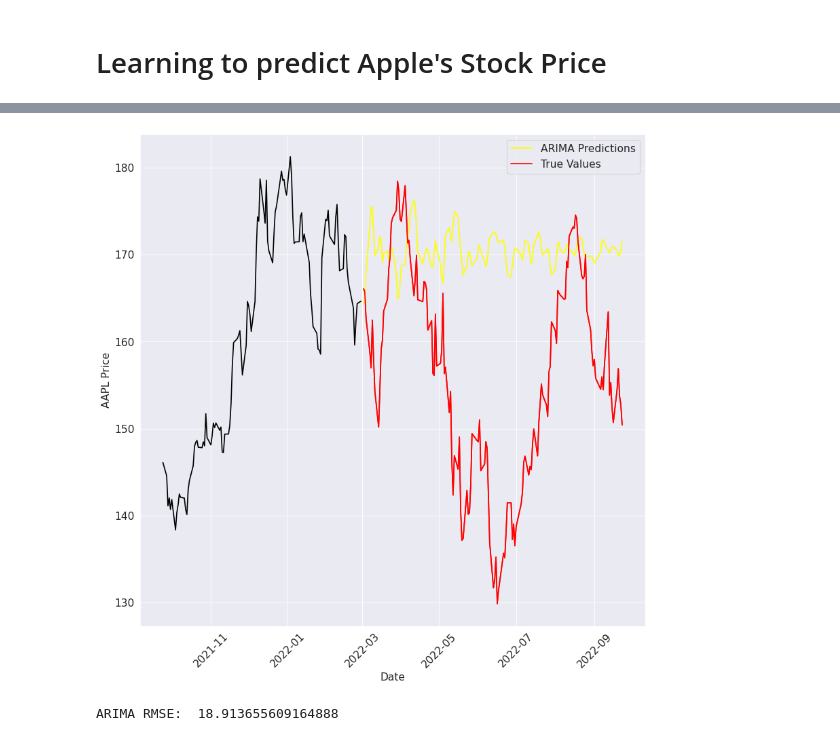
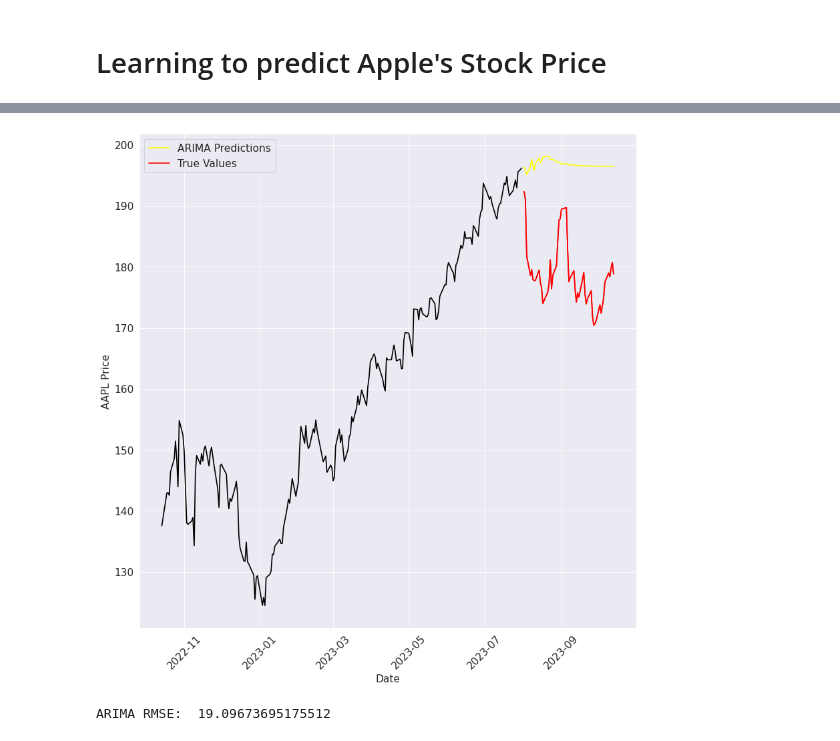
Before and after one commit to a-nagar/vistra-intermediate, a Jupyter notebook: Time_Series.ipynb, the cells around one changed output, grey strips where cells are left out. Drawn from its saved outputs; the diff is of its cells as text; code cells hidden in the pictures.

```diff
--- a/Time_Series.ipynb
+++ b/Time_Series.ipynb
@@ -300,10 +307,10 @@ plt.plot(aapl.index, aapl['Close'], )
 # %%
-train = aapl[aapl.index < pd.to_datetime("2022-03-01", format='%Y-%m-%d')]
-test = aapl[aapl.index > pd.to_datetime("2022-03-01", format='%Y-%m-%d')]
+train = aapl[aapl.index < "2023-08-01"]
+test = aapl[aapl.index > "2023-08-01"]
 
 plt.plot(train, color = "black")
 plt.plot(test, color = "red")
-plt.ylabel('BTC Price')
+plt.ylabel('AAPL Price')
 plt.xlabel('Date')
 plt.xticks(rotation=45)
 plt.title("Train/Test split for AAPL Data")
@@ -339,33 +325,33 @@ figure(figsize=(12, 12), dpi=80)
 
 y = train['Close']
 
 
-ARIMAmodel = ARIMA(y, order = (50, 1, 2))
+ARIMAmodel = ARIMA(y, order = (4, 1, 20))
 ARIMAmodel = ARIMAmodel.fit()
 
 y_pred = ARIMAmodel.get_forecast(len(test.index))
 y_pred_df = y_pred.conf_int(alpha = 0.05)
 y_pred_df["Predictions"] = ARIMAmodel.predict(start = y_pred_df.index[0], end = y_pred_df.index[-1])
 y_pred_df.index = test.index
 y_pred_out = y_pred_df["Predictions"]
 
 plt.plot(train, color = "black")
 plt.plot(test, color = "red")
 plt.ylabel('AAPL Price')
 plt.xlabel('Date')
 plt.xticks(rotation=45)
 plt.plot(y_pred_out, color='Yellow', label = 'ARIMA Predictions')
 plt.plot(test['Close'], color = 'Red', label = 'True Values')
 plt.legend()
 plt.show()
 
 
 
 import numpy as np
 from sklearn.metrics import mean_squared_error
 
 arma_rmse = np.sqrt(mean_squared_error(test["Close"].values, y_pred_df["Predictions"]))
 print("ARIMA RMSE: ",arma_rmse)
 # %% [output]
-[figure, old version]
+[figure, new version]
-ARIMA RMSE:  18.913655609164888
+ARIMA RMSE:  19.09673695175512
```
Also changed, not shown: parts of 14 cells of this notebook.
